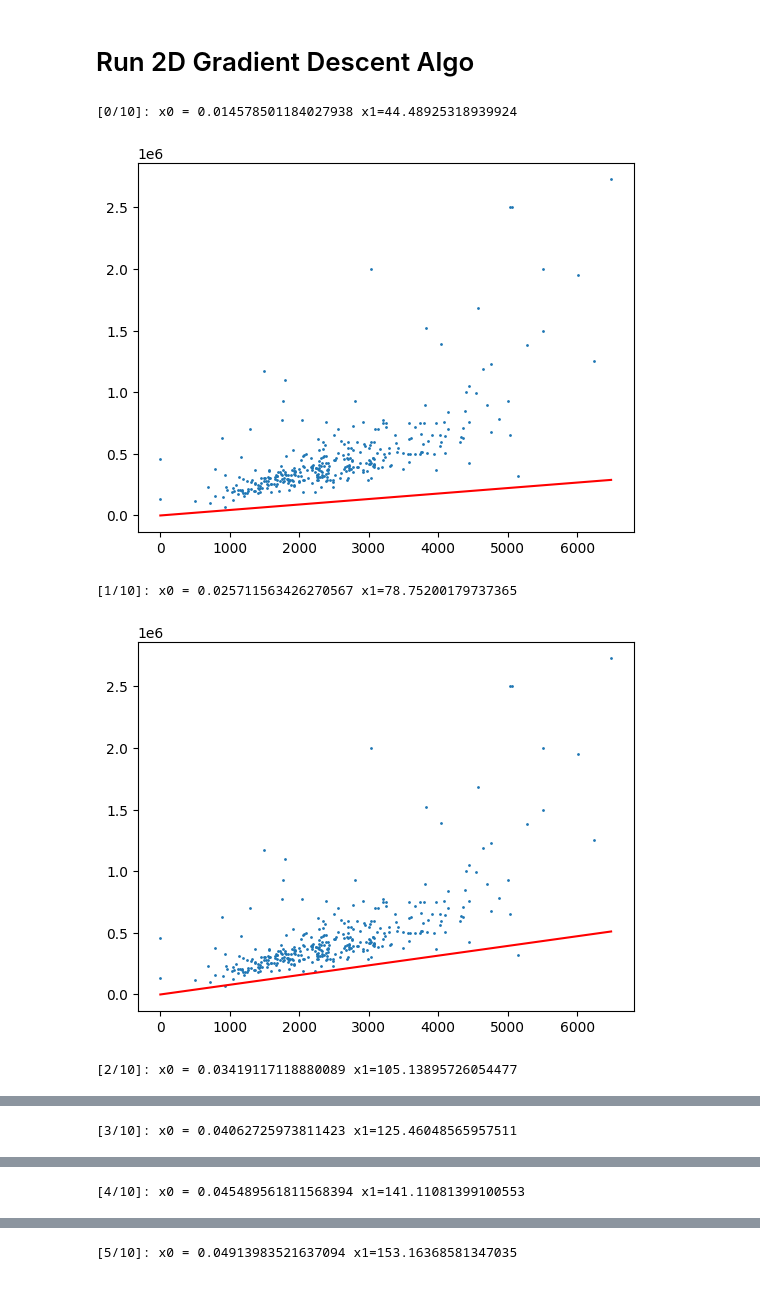
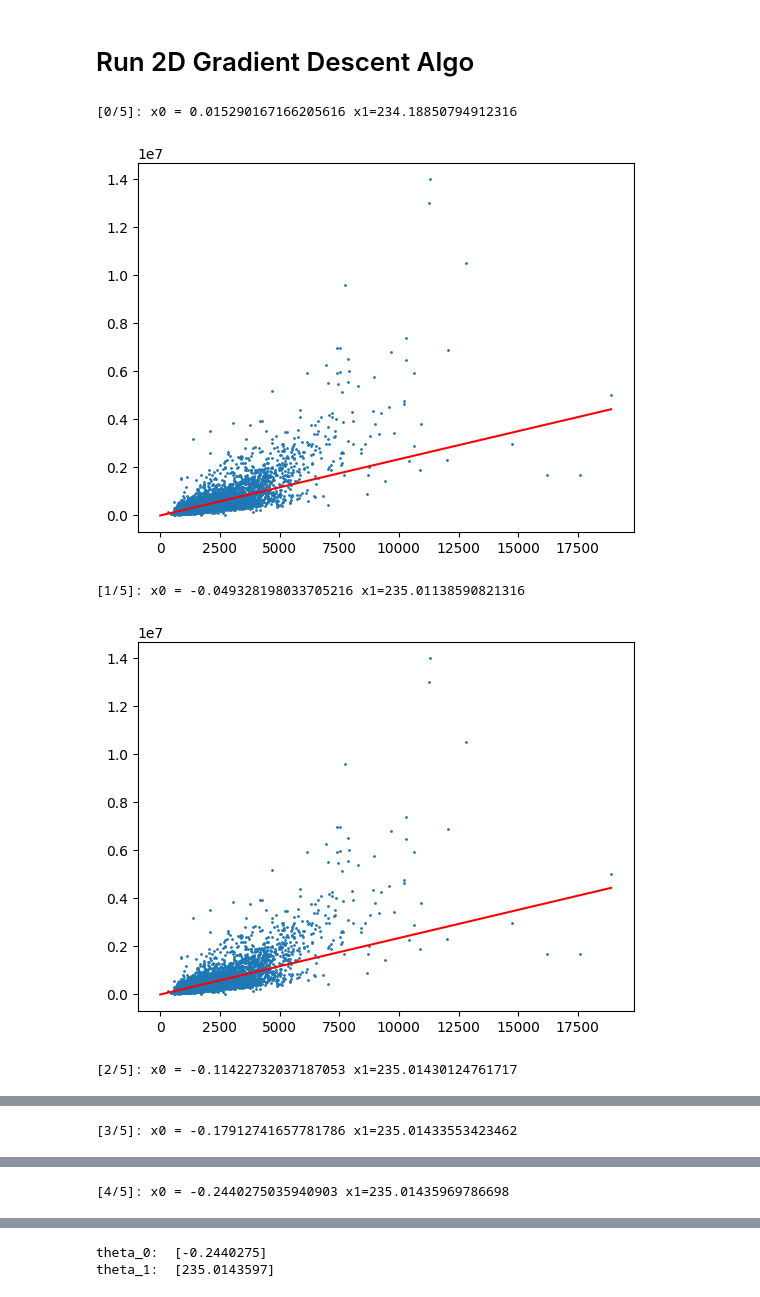
Before and after one commit to tugonbob/Stanford-CS229-Andrew-Ng, a Jupyter notebook: gradientDescent.ipynb, the cells around one changed output, grey strips where cells are left out. Saved outputs shown, nothing was run; the diff lists cells and outputs as text; code cells hidden in the pictures.

```diff
--- a/gradientDescent.ipynb
+++ b/gradientDescent.ipynb
@@ -16,3 +13,20 @@ data = np.delete(data, 0, 0)
+# %%
+data = np.genfromtxt('./CollectedData.tsv', delimiter='\t')
+data = np.delete(data, 0, 0)
+stringData = np.genfromtxt('./CollectedData.tsv', delimiter='\t', dtype=str)
+stringData = np.delete(stringData, 0, 0)
+
+x_index = 19
+y_index = 15
+
+temp_data = data
+data = []
+addresses = []
+for d, str_d in zip(temp_data, stringData):
+    if d[x_index] > 0 and d[y_index] > 0:
+        data.append(d)
+        addresses.append(str_d[0])
+data = np.array(data)
 # %% [markdown]
 # Plot Sqft Area vs Price
 # %%
@@ -23,34 +37,36 @@ plt.scatter(data[:, 10], data[:, 6], s=1)
 # %% [markdown]
 # Run 2D Gradient Descent Algo
 # %%
-placeholder_x = np.arange(np.amax(data[:, 10]))
+placeholder_x = np.arange(np.amax(data[:,x_index]))
 
-def sgd(data, training_rate=0.0000000001, iters=10):
+def sgd(data, training_rate=0.0000000001, iters=5):
     theta = np.array([[0],[0]])
-    X = data[:, [10]]
+    X = data[:, [x_index]].astype(int)
     X_1 = np.ones(X.shape, dtype=X.dtype)
     X = np.hstack((X_1, X))
-    Y = data[:, [6]].T[0]
+    Y = data[:, [y_index]].T[0].astype(int)
 
     for _ in range(iters):
         for x, y in zip(X, Y):
             h_x = np.matmul(theta.T, x)
             x = np.reshape(x, theta.shape)
             theta = theta - training_rate * (h_x - y) * x
 
         print(f'[{_}/{iters}]: x0 = {theta[0,0]} x1={theta[1,0]}')
         # plot charts
-        plt.scatter(data[:, 10], data[:, 6], s=1)
+        plt.scatter(data[:, x_index], data[:, y_index], s=1)
         plt.plot(placeholder_x, theta[1,0]*placeholder_x + theta[0,0], color='red')
         plt.show()
 
     return theta
 
 
-sgd(data)
+theta = sgd(data)
+print("theta_0: ", theta[0])
+print("theta_1: ", theta[1])
 # %% [output]
-[0/10]: x0 = 0.014578501184027938 x1=44.48925318939924
+[0/5]: x0 = 0.015290167166205616 x1=234.18850794912316
-[figure, old version]
+[figure, new version]
-[1/10]: x0 = 0.025711563426270567 x1=78.75200179737365
+[1/5]: x0 = -0.049328198033705216 x1=235.01138590821316
-[figure, old version]
+[figure, new version]
-[2/10]: x0 = 0.03419117118880089 x1=105.13895726054477
+[2/5]: x0 = -0.11422732037187053 x1=235.01430124761717
@@ -58 +74 @@ sgd(data)
-[3/10]: x0 = 0.04062725973811423 x1=125.46048565957511
+[3/5]: x0 = -0.17912741657781786 x1=235.01433553423462
@@ -60 +76 @@ sgd(data)
-[4/10]: x0 = 0.045489561811568394 x1=141.11081399100553
+[4/5]: x0 = -0.2440275035940903 x1=235.01435969786698
@@ -62 +78,2 @@ sgd(data)
-[5/10]: x0 = 0.04913983521637094 x1=153.16368581347035
+theta_0:  [-0.2440275]
+theta_1:  [235.0143597]
```
Also changed, not shown: parts of 4 cells of this notebook, 2 other files.
